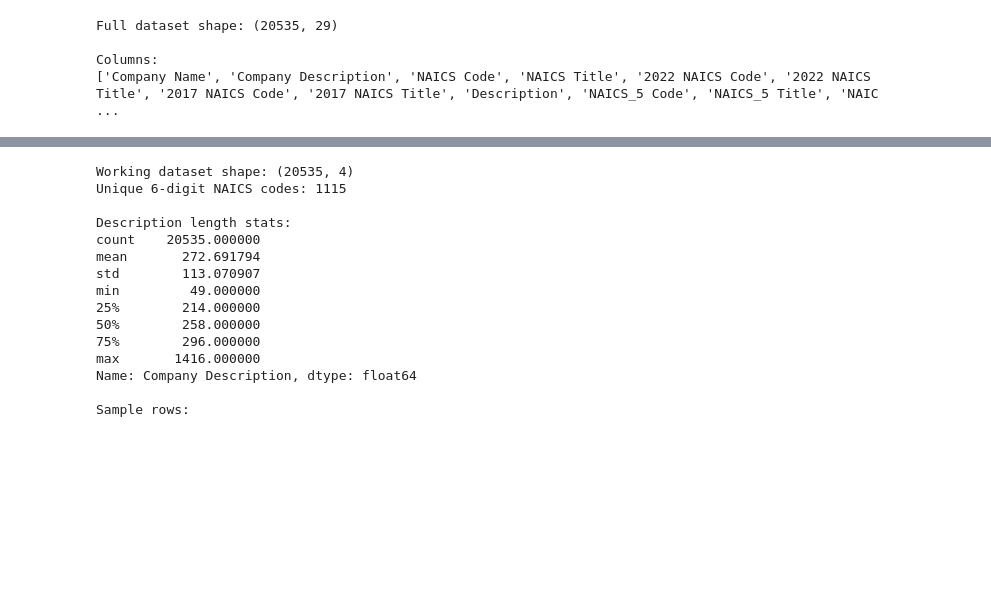
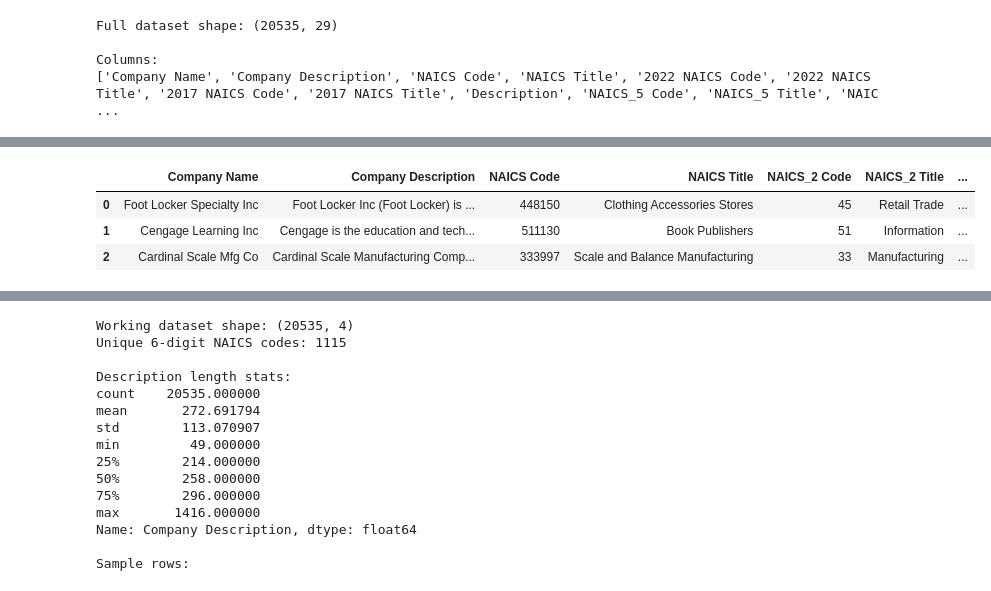
Before and after one commit to kathytran88/ClimateTurtles-ExioNaics-LLM-emissions-estimation, a Jupyter notebook: Kathy/preprocessing.ipynb, the cells around one changed output, grey strips where cells are left out. Saved outputs shown, nothing was run; the diff lists cells and outputs as text; code cells hidden in the pictures; blank space fills up the shorter version.

```diff
--- a/Kathy/preprocessing.ipynb
+++ b/Kathy/preprocessing.ipynb
@@ -46,0 +55,8 @@ Columns:
+# %%
+data = df.iloc[: , [0,1,2,3, 18,19,20]].copy()
+data.head(3)
+# %% [output]
+|  | Company Name | Company Description | NAICS Code | NAICS Title | NAICS_2 Code | NAICS_2 Title | ... |
+| 0 | Foot Locker Specialty Inc | Foot Locker Inc (Foot Locker) is ... | 448150 | Clothing Accessories Stores | 45 | Retail Trade | ... |
+| 1 | Cengage Learning Inc | Cengage is the education and tech... | 511130 | Book Publishers | 51 | Information | ... |
+| 2 | Cardinal Scale Mfg Co | Cardinal Scale Manufacturing Comp... | 333997 | Scale and Balance Manufacturing | 33 | Manufacturing | ... |
```
Also changed, not shown: parts of 6 cells of this notebook, 3 other files.
